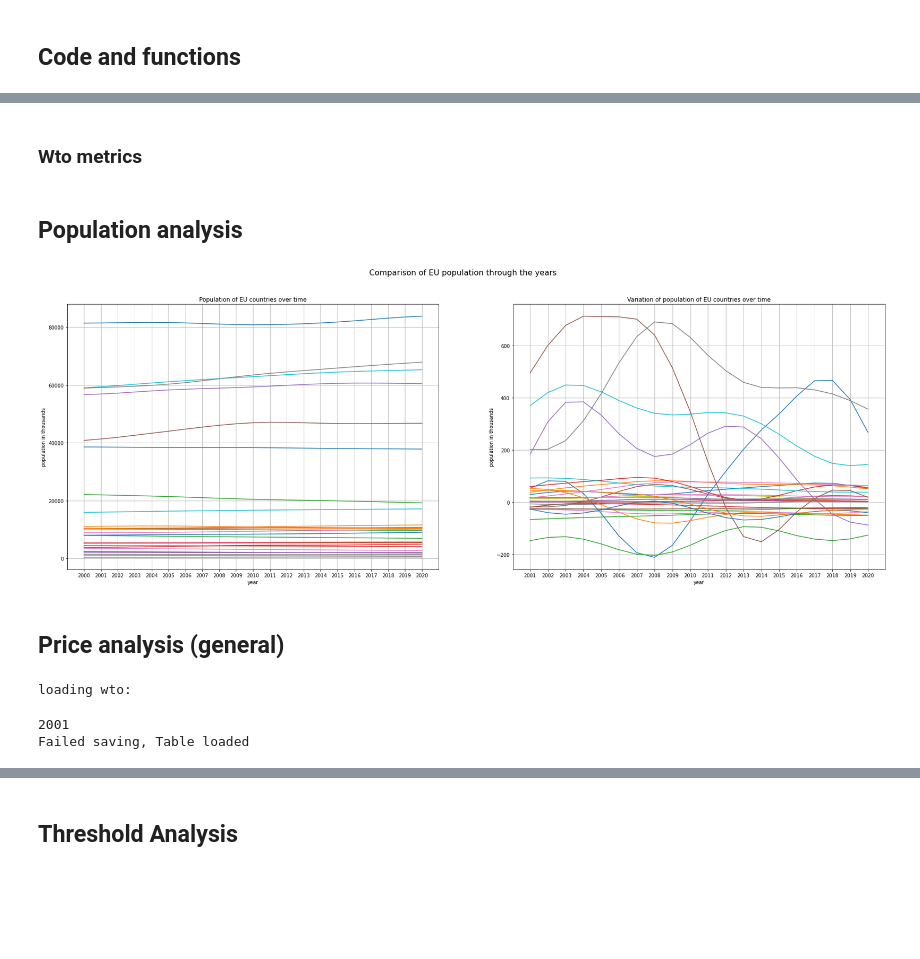
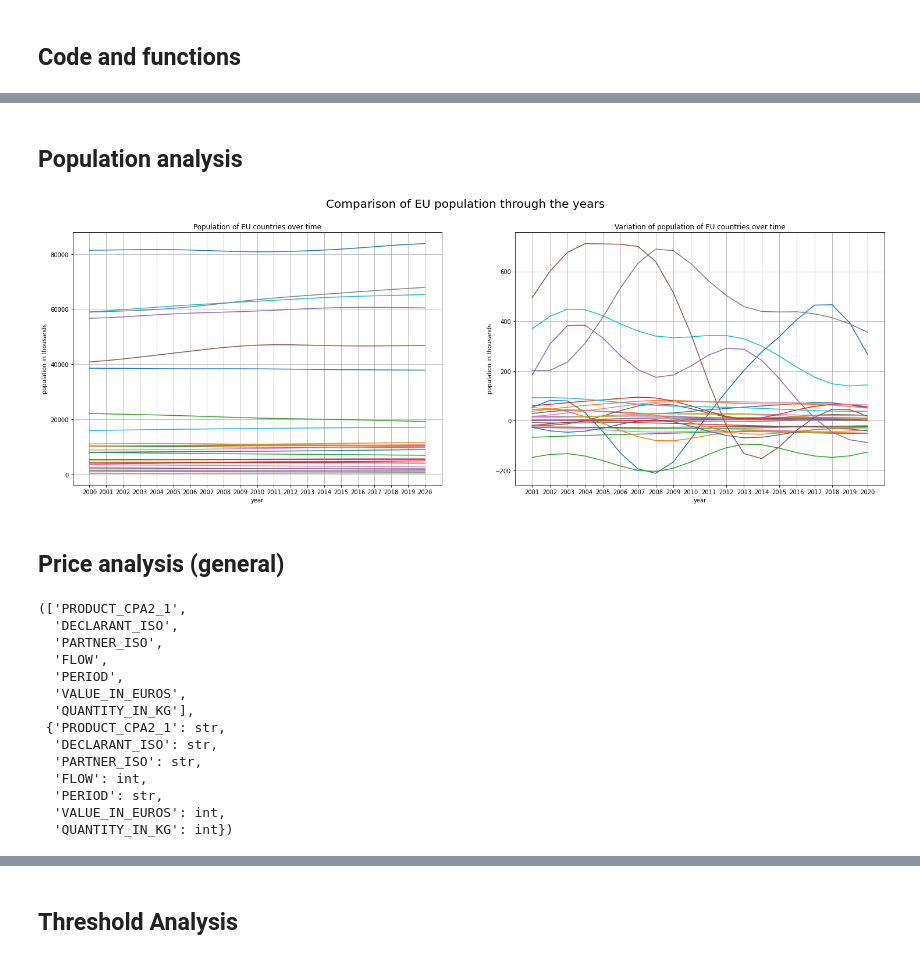
Before and after one commit to PietroDomi/world-trade-thesis, a Jupyter notebook: notebooks/graph-report-wto.ipynb, the cells around one changed output, grey strips where cells are left out. Cells and saved outputs as stored; diff of their text form; code cells hidden in the pictures; blank space fills up the shorter version.

```diff
--- a/notebooks/graph-report-wto.ipynb
+++ b/notebooks/graph-report-wto.ipynb
@@ -57,27 +52,42 @@ no changes added to commit (use "git add" and/or "git commit -a")
-# %% [markdown]
-### Wto metrics
 # %% [markdown]
 ## Population analysis
 # %%
-f, (ax1, ax2) = plt.subplots(1, 2, figsize=(30,10))
+f, (ax1, ax2) = plt.subplots(1, 2, figsize=(25,8))
 ax1.plot(df_pop.loc[eu_iso,:].transpose())
 ax1.set_title("Population of EU countries over time")
 ax1.set_ylabel("population in thousands")
 ax1.set_xlabel("year")
 ax1.grid()
 # ax1.legend(loc="upper right")
 ax2.plot(df_pop.diff(periods=1,axis=1).loc[eu_iso,:].transpose())
 ax2.set_title("Variation of population of EU countries over time")
 ax2.set_ylabel("population in thousands")
 ax2.set_xlabel("year")
 ax2.grid()
 # ax2.legend(loc="upper right")
-plt.suptitle("Comparison of EU population through the years",fontsize=16)
+plt.suptitle("Comparison of EU population through the years",fontsize=20)
 plt.show()
 # %% [output]
-[figure, old version]
+[figure, new version]
 # %% [markdown]
 ## Price analysis (general)
+# %%
+g.full_columns, g.full_types
+# %% [output]
+(['PRODUCT_CPA2_1',
+  'DECLARANT_ISO',
+  'PARTNER_ISO',
+  'FLOW',
+  'PERIOD',
+  'VALUE_IN_EUROS',
+  'QUANTITY_IN_KG'],
+ {'PRODUCT_CPA2_1': str,
+  'DECLARANT_ISO': str,
+  'PARTNER_ISO': str,
+  'FLOW': int,
+  'PERIOD': str,
+  'VALUE_IN_EUROS': int,
+  'QUANTITY_IN_KG': int})
 # %%
 def load_filtered_data(table, save=False, verbose=1, force_reload=False, sorted=True, **params):
     """"
@@ -247,8 +320,4 @@ def load_filtered_data(table, save=False, verbose=1, force_reload=False, sorted=
 # %%
-df_full, fil = load_filtered_data("wto", save=True, verbose=2, force_reload=False, types=g.full_types, columns=g.full_columns, group_by_prod_code=False, n_digits=2,
+df_y, _ , params, table, prod_code_df = load_filtered_data("complete", save=True, verbose=2, sorted=False, force_reload=True, types=g.full_types, columns=g.full_columns, group_by_prod_code=False, n_digits=2,
                              years=[2001], months=None, product="all", flow="all", trade_type="all",  declarant_iso="all", partner_iso="all")
 # df_full["PRICE"] = df_full["VALUE_IN_EUROS"] / df_full["QUANTITY_IN_KG"]
-# %% [output]
-loading wto:
-2001
-Failed saving, Table loaded
```
Also changed, not shown: parts of 61 cells of this notebook, 1 other file.
